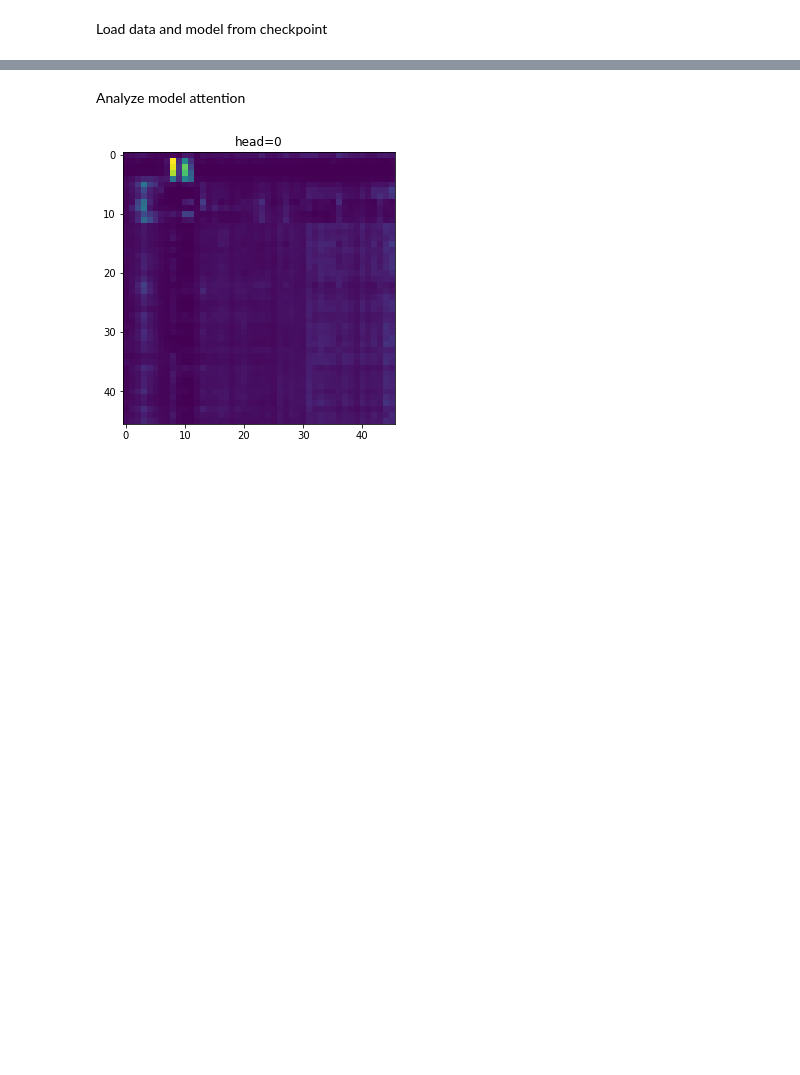
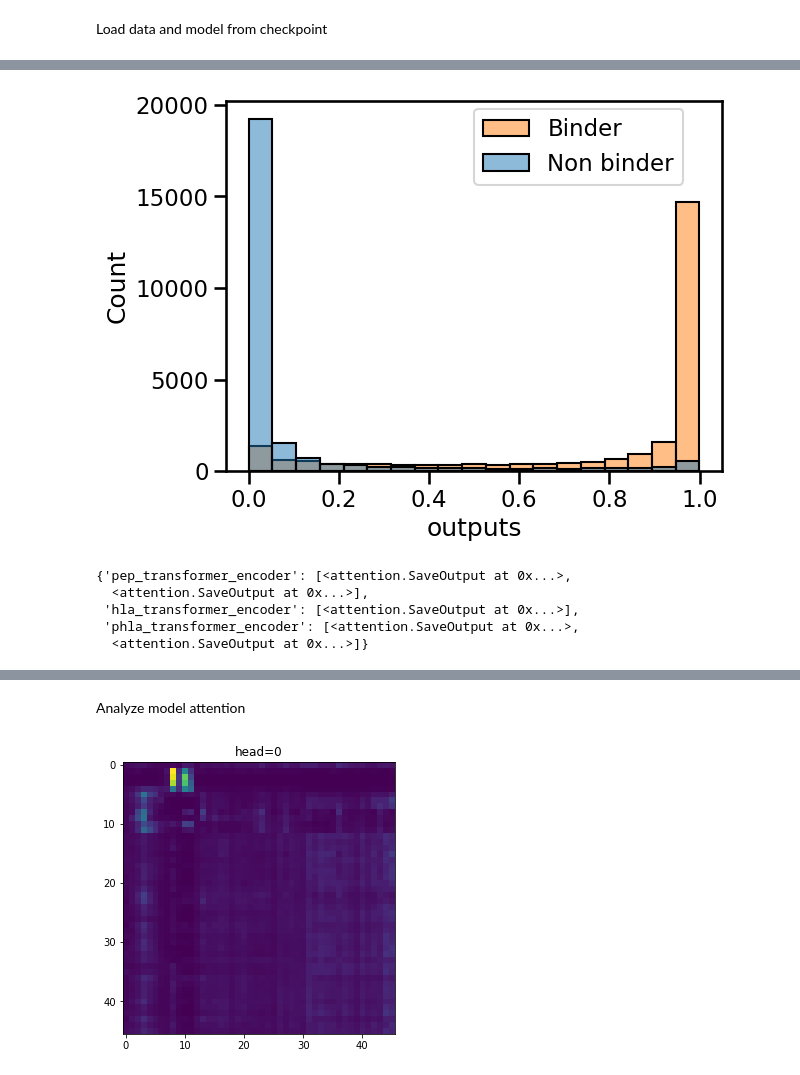
Before and after one commit to mhbakalar/phla-prediction, a Jupyter notebook: analysis/analysis.ipynb, the cells around one changed output, grey strips where cells are left out. Saved outputs shown, nothing was run; the diff lists cells and outputs as text; code cells hidden in the pictures; blank space fills up the shorter version.

```diff
--- a/analysis/analysis.ipynb
+++ b/analysis/analysis.ipynb
@@ -90,0 +91,21 @@ attn_outputs['pep_transformer_encoder'][1].outputs[batch]
+# %%
+import seaborn as sns
+
+df = pd.DataFrame({'labels':labels.squeeze(), 'outputs':outputs.squeeze()})
+
+sns.set_context("talk", font_scale = 1)
+sns.histplot(df, x="outputs", hue="labels")
+plt.legend(['Binder','Non binder'],bbox_to_anchor=(0.5, 0.98), loc='upper left', borderaxespad=0)
+plt.savefig('./output/classifier_bind.png')
+#plt.hist(df[df['labels'] == 0]['outputs'])
+#plt.hist(df[df['labels'] == 1]['outputs'])
+# %% [output]
+[figure, added]
+# %%
+attn_outputs
+# %% [output]
+{'pep_transformer_encoder': [<attention.SaveOutput at 0x...>,
+  <attention.SaveOutput at 0x...>],
+ 'hla_transformer_encoder': [<attention.SaveOutput at 0x...>],
+ 'phla_transformer_encoder': [<attention.SaveOutput at 0x...>,
+  <attention.SaveOutput at 0x...>]}
```
Also changed, not shown: parts of 14 cells of this notebook, 5 other files.
